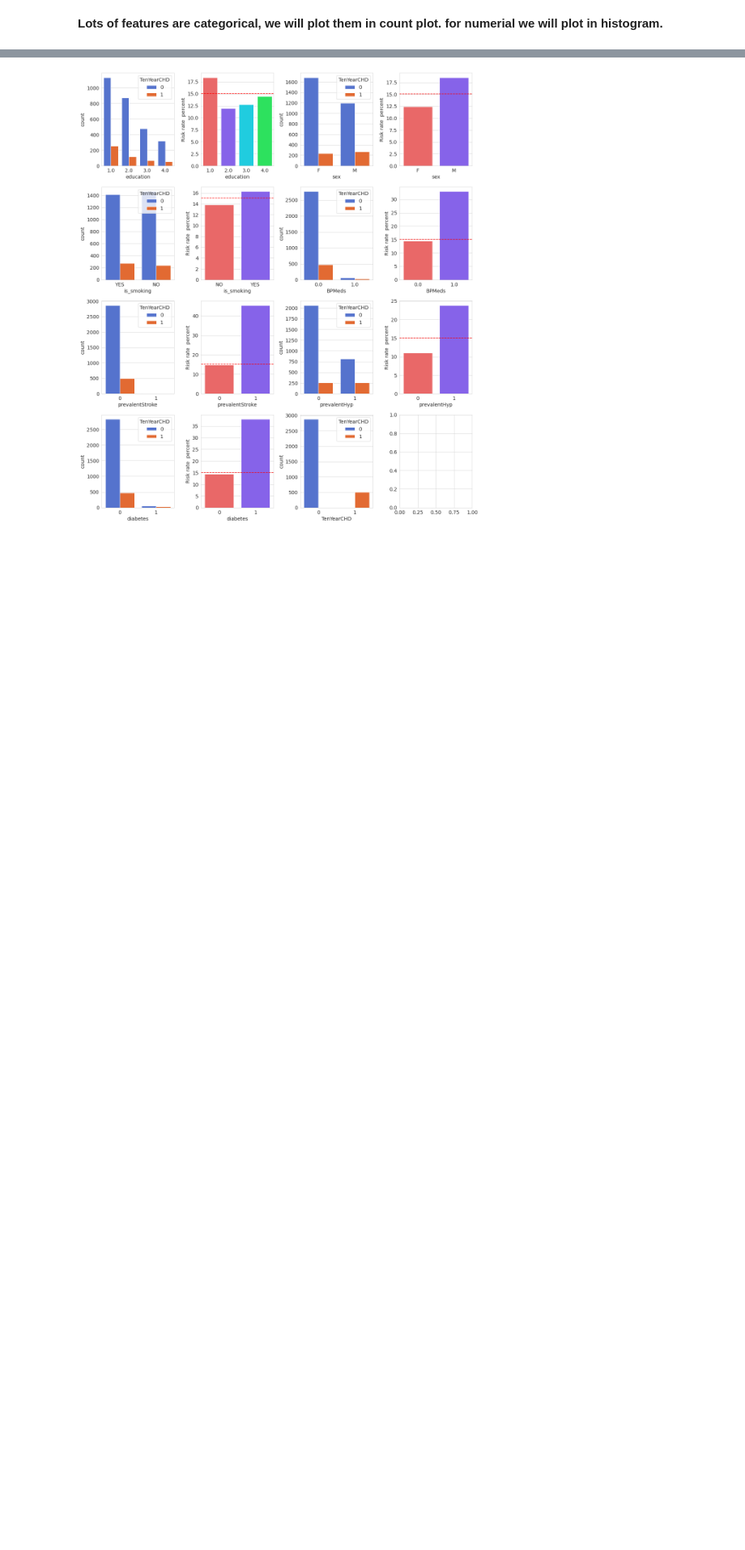
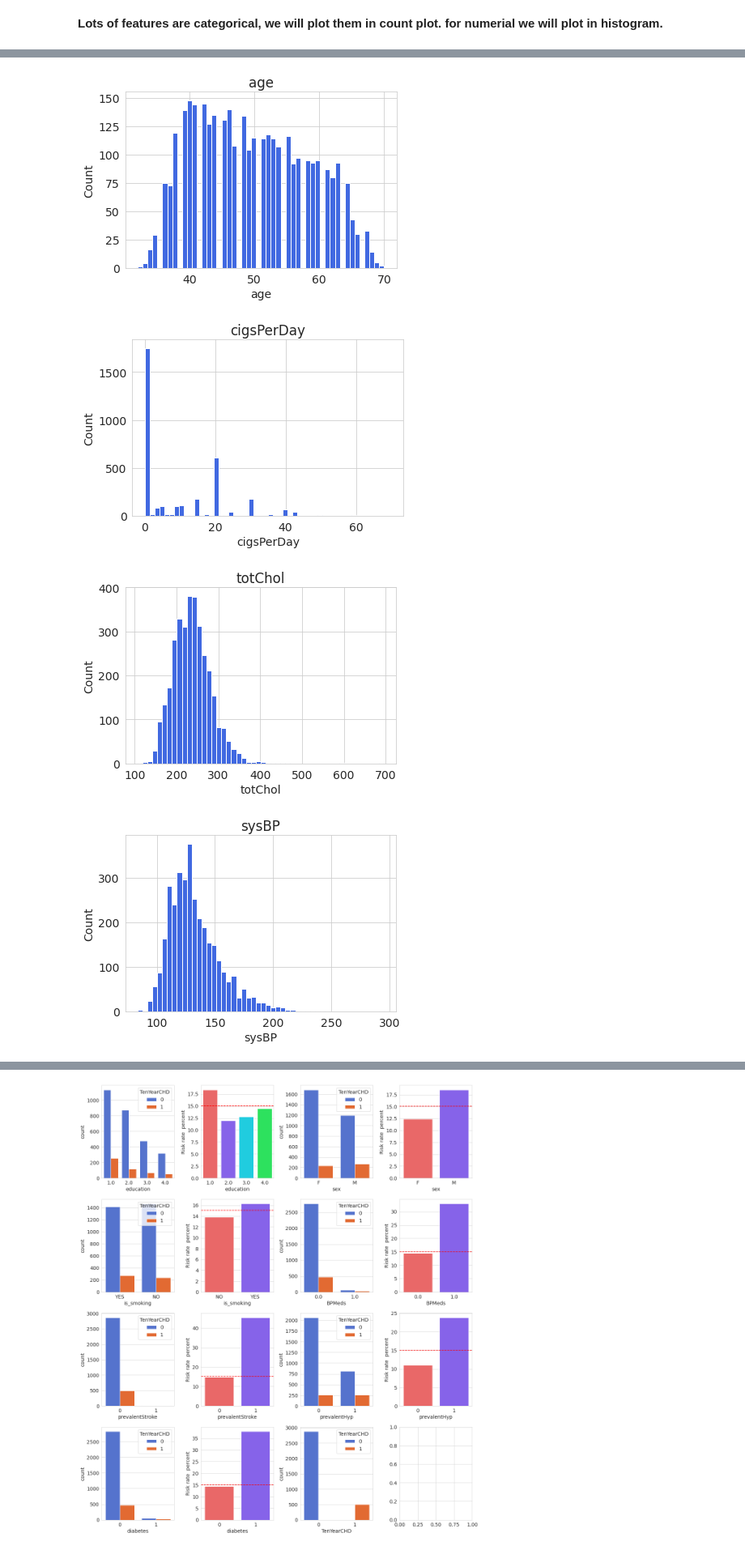
Before and after one commit to Gaurav2912/Cardiovascular-Risk-Prediction, a Jupyter notebook: Cardiovascular_Risk_Prediction.ipynb, the cells around one changed output, grey strips where cells are left out. Shown at 81% size. Saved outputs shown, nothing was run; the diff lists cells and outputs as text; code cells hidden in the pictures; blank space fills up the shorter version.

```diff
--- a/Cardiovascular_Risk_Prediction.ipynb
+++ b/Cardiovascular_Risk_Prediction.ipynb
@@ -278,0 +295,13 @@ fig.tight_layout();
+# %%
+for feature in list_num_var:
+    dataset= df.copy()
+    dataset[feature].hist(bins=50)
+    plt.xlabel(feature)
+    plt.ylabel("Count")
+    plt.title(feature)
+    plt.show()
+# %% [output]
+[figure, added]
+[figure, added]
+[figure, added]
+[figure, added]
```
Also changed, not shown: parts of 58 cells of this notebook.
